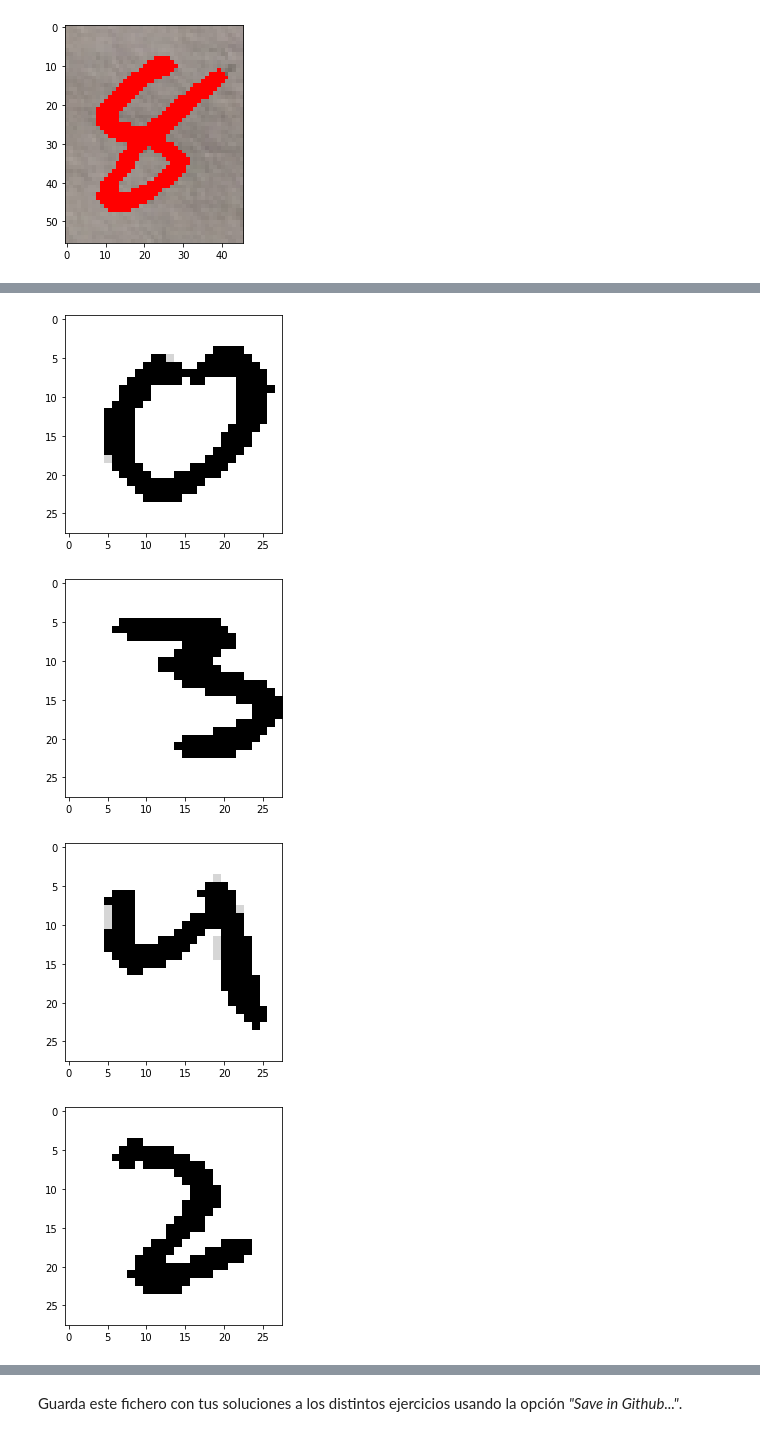
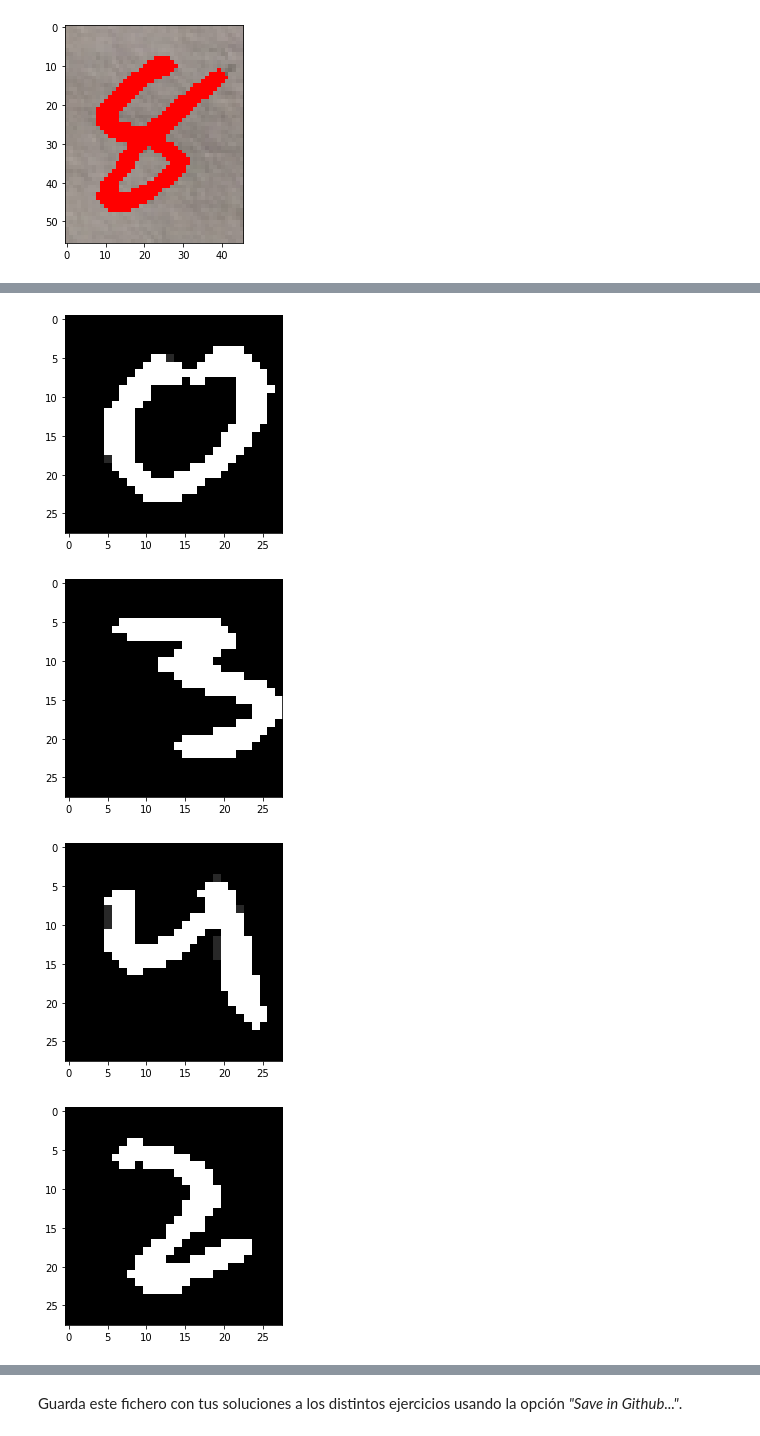
Before and after one commit to hesolar/FileSharer2020solar-escudero, a Jupyter notebook: practica8.ipynb, the cells around one changed output, grey strips where cells are left out. Drawn from its saved outputs; the diff is of its cells as text; code cells hidden in the pictures.

```diff
--- a/practica8.ipynb
+++ b/practica8.ipynb
@@ -424,7 +411,7 @@ for imagen in resultado:
 # %%
 imagenesPredicciones=[]
 for im in imagenesEscaladas:
-  im = cv2.threshold(im, 90, 255, cv2.THRESH_BINARY)[1]
+  im = cv2.threshold(im, 90, 255, cv2.THRESH_BINARY_INV)[1]
   escalaGrises = cv2.cvtColor(im, cv2.COLOR_BGR2GRAY)
 
   imagenesPredicciones.append(escalaGrises)
@@ -435,4 +422,4 @@ for im in imagenesEscaladas:
-[figure, old version]
+[figure, new version]
-[figure, old version]
+[figure, new version]
-[figure, old version]
+[figure, new version]
-[figure, old version]
+[figure, new version]
```
Also changed, not shown: parts of 6 cells of this notebook.
